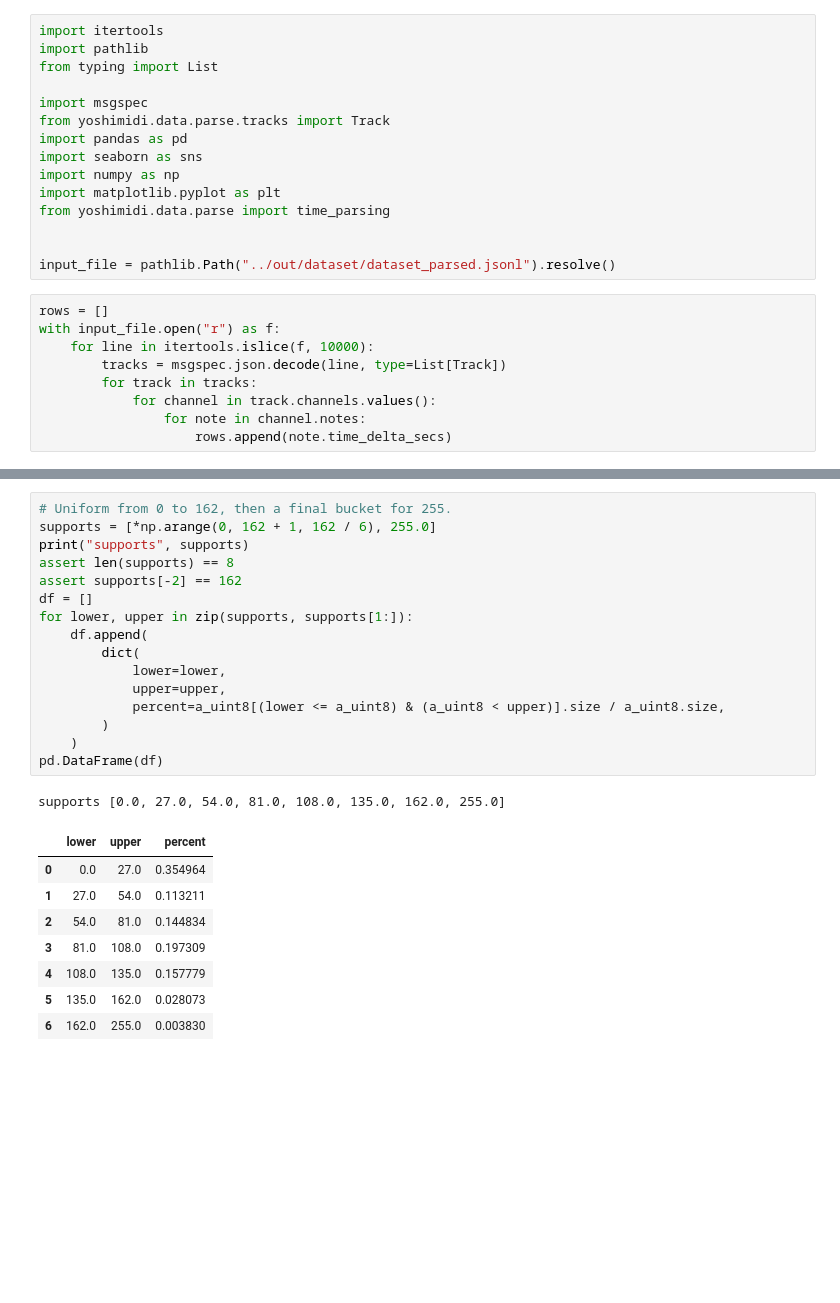
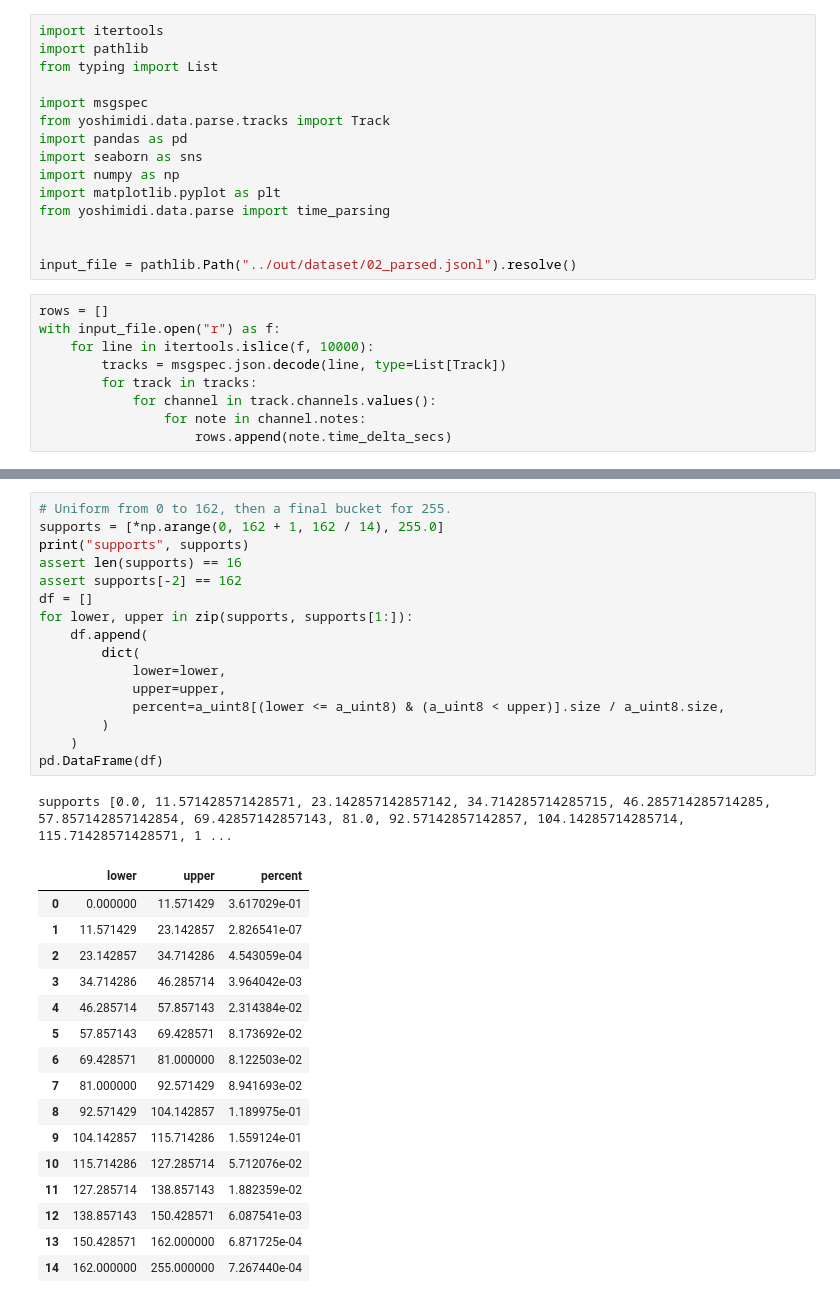
Before and after one commit to mishajw/yoshimidi, a Jupyter notebook: notebooks/time_distribution.ipynb, the cells around one changed output, grey strips where cells are left out. Cells and saved outputs as stored; diff of their text form; blank space fills up the shorter version.

```diff
--- a/notebooks/time_distribution.ipynb
+++ b/notebooks/time_distribution.ipynb
@@ -12,7 +12,7 @@ import matplotlib.pyplot as plt
 from yoshimidi.data.parse import time_parsing
 
 
-input_file = pathlib.Path("../out/dataset/dataset_parsed.jsonl").resolve()
+input_file = pathlib.Path("../out/dataset/02_parsed.jsonl").resolve()
 # %%
 rows = []
 with input_file.open("r") as f:
@@ -73,26 +74,34 @@ print(np.quantile(a_uint8, np.arange(0, 1.0001, 0.05)))
 # %%
 # Uniform from 0 to 162, then a final bucket for 255.
-supports = [*np.arange(0, 162 + 1, 162 / 6), 255.0]
+supports = [*np.arange(0, 162 + 1, 162 / 14), 255.0]
 print("supports", supports)
-assert len(supports) == 8
+assert len(supports) == 16
 assert supports[-2] == 162
 df = []
 for lower, upper in zip(supports, supports[1:]):
     df.append(
         dict(
             lower=lower,
             upper=upper,
             percent=a_uint8[(lower <= a_uint8) & (a_uint8 < upper)].size / a_uint8.size,
         )
     )
 pd.DataFrame(df)
 # %% [output]
-supports [0.0, 27.0, 54.0, 81.0, 108.0, 135.0, 162.0, 255.0]
+supports [0.0, 11.571428571428571, 23.142857142857142, 34.714285714285715, 46.285714285714285, 57.857142857142854, 69.42857142857143, 81.0, 92.57142857142857, 104.14285714285714, 115.71428571428571, 1 ...
 |  | lower | upper | percent |
-| 0 | 0.0 | 27.0 | 0.354964 |
-| 1 | 27.0 | 54.0 | 0.113211 |
-| 2 | 54.0 | 81.0 | 0.144834 |
-| 3 | 81.0 | 108.0 | 0.197309 |
-| 4 | 108.0 | 135.0 | 0.157779 |
-| 5 | 135.0 | 162.0 | 0.028073 |
-| 6 | 162.0 | 255.0 | 0.003830 |
+| 0 | 0.000000 | 11.571429 | 3.617029e-01 |
+| 1 | 11.571429 | 23.142857 | 2.826541e-07 |
+| 2 | 23.142857 | 34.714286 | 4.543059e-04 |
+| 3 | 34.714286 | 46.285714 | 3.964042e-03 |
+| 4 | 46.285714 | 57.857143 | 2.314384e-02 |
+| 5 | 57.857143 | 69.428571 | 8.173692e-02 |
+| 6 | 69.428571 | 81.000000 | 8.122503e-02 |
+| 7 | 81.000000 | 92.571429 | 8.941693e-02 |
+| 8 | 92.571429 | 104.142857 | 1.189975e-01 |
+| 9 | 104.142857 | 115.714286 | 1.559124e-01 |
+| 10 | 115.714286 | 127.285714 | 5.712076e-02 |
+| 11 | 127.285714 | 138.857143 | 1.882359e-02 |
+| 12 | 138.857143 | 150.428571 | 6.087541e-03 |
+| 13 | 150.428571 | 162.000000 | 6.871725e-04 |
+| 14 | 162.000000 | 255.000000 | 7.267440e-04 |
```
Also changed, not shown: parts of 4 cells of this notebook, 3 other files.
